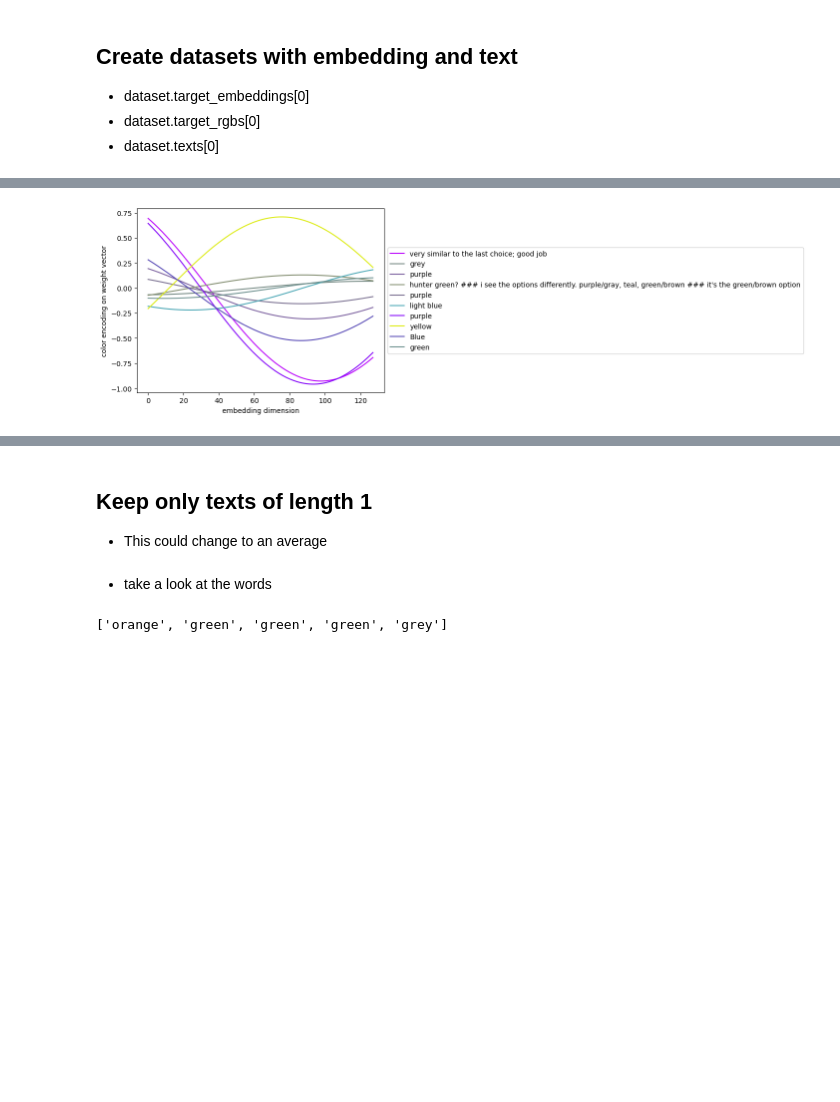
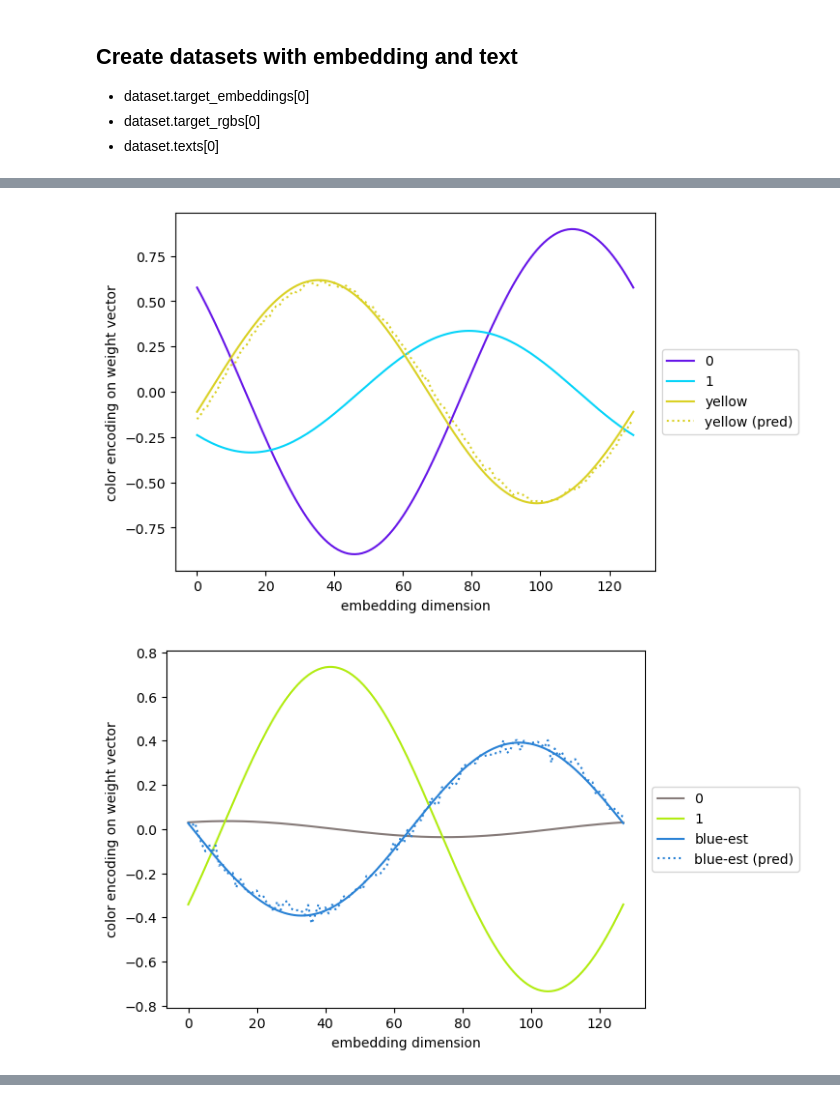
Before and after one commit to jamesonl/reasoning-for-free, a Jupyter notebook: color_fit.ipynb, the cells around one changed output, grey strips where cells are left out. Saved outputs shown, nothing was run; the diff lists cells and outputs as text; code cells hidden in the pictures; blank space fills up the shorter version.

Commit message:
Trained successfuly
Close,Split and Far trains successfully

```diff
--- a/color_fit.ipynb
+++ b/color_fit.ipynb
@@ -52,7 +52,7 @@ def represent_color_context(lab_cs):
     return color_arr
 
 def represent_color(lab,d_model):
-    a    = np.pi
+    a    = 2.0*np.pi
     size = d_model - 1
 
 
@@ -75,28 +75,40 @@ class ColorDataset() :
         lab_embeddings  = lambda lab_colors : [ represent_color(lab_color,d_model) for lab_color in lab_colors ]
 
         # retrieves hls colors and text list from examples
-        all_hls_colors, self.texts  = zip(*[[ex.colors, ex.contents] for ex in exs])
+        all_hls_colors, self.texts  = zip(*[[ex.colors, ex.contents] for ex in exs  ] )
 
 
         # llm embeddings
-        self.llm_data = [ pipeline(text)  for text in self.texts ]
+        # self.llm_data               = [ np.asarray(pipeline(text)) for i,text in enumerate(self.texts) if i<10 ]
+        self.llm_data               = [ np.mean( np.asarray(pipeline(text)),axis=1).squeeze() for i,text in enumerate(self.texts) ]
+
+        # for i in range(0,len(self.llm_data)):
+        #     print(self.llm_data[i].shape)
+        # all_hls_colors, self.llm_data,self.texts  = zip( *[[hls_color,llm_d,text] for hls_color,llm_d,text in zip(all_hls_colors,self.llm_data,self.texts) if llm_d.shape[1]==1 ] )
+
+
 
         # converts hls colors to rgb colors
-        all_rgb_colors            = [ [colorsys.hls_to_rgb(*color) for color in colors] for colors in all_hls_colors]
+        self.all_rgb_colors            = [ [colorsys.hls_to_rgb(*color) for color in colors] for colors in all_hls_colors]
 
         # converts rgb colors to lab colors
-        all_lab_colors            = [ lab_colors(rgb_colors) for rgb_colors in all_rgb_colors]
+        self.all_lab_colors            = [ lab_colors(rgb_colors) for rgb_colors in self.all_rgb_colors]
 
         # converts lab colors to lab embeddings
-        self.all_lab_embeddings        = [ lab_embeddings(lab_colors) for lab_colors in all_lab_colors]
+        self.all_lab_embeddings        = [ lab_embeddings(lab_colors) for lab_colors in self.all_lab_colors]
 
         # selects the target embedding correspnding to the target text
         self.target_embeddings           = [ lab_embeddings[2] for lab_embeddings in self.all_lab_embeddings]
 
         # selects the target rgb color corresponding to the target text
-        self.target_rgbs                 = [ rgb_colors[2]     for rgb_colors     in all_rgb_colors    ]
+        self.target_rgbs                 = [ rgb_colors[2]     for rgb_colors in self.all_rgb_colors    ]
+
+        self.X = np.asarray(self.llm_data)
+        self.y = np.asarray(self.target_embeddings)
 
         print(f"number of examples     :{len(self.texts)}" )
+        print(f"embedding shape        :{self.X.shape}")
+        print(f"target shape           :{self.y.shape}")
 # %% [markdown]
 ## Create datasets with embedding and text
 
@@ -127,19 +248,34 @@ split_train_ds, split_test_ds = ColorDataset(close_train,d_model=EMB_SIZE), Colo
 # %%
 import matplotlib.pyplot as plt
 import numpy as np
 
 
 def visualize(dataset, iterator ) :
     fig, ax = plt.subplots()
     for i in iterator :
         ax.plot(dataset.target_embeddings[i], color=dataset.target_rgbs[i], label=dataset.texts[i])
     ax.legend(loc='center left', bbox_to_anchor=(1, 0.5))
     ax.set_xlabel("embedding dimension")
     ax.set_ylabel('color encoding on weight vector')
     plt.show()
 
-sample = (  far_train_ds.target_rgbs[0] , far_train_ds.target_embeddings[0], far_train_ds.texts[0]  )
 
-visualize(far_train_ds,range(0,10))
+def vis_set(dataset, y_preds, iterator ) :
+    fig, ax = plt.subplots()
+    for i in iterator :
+        ax.plot(dataset.all_lab_embeddings[i][0], color=dataset.all_rgb_colors[i][0], label=str(0))
+        ax.plot(dataset.all_lab_embeddings[i][1], color=dataset.all_rgb_colors[i][1], label=str(1))
+        ax.plot(dataset.all_lab_embeddings[i][2], color=dataset.all_rgb_colors[i][2], label=dataset.texts[i])
+        ax.plot(y_preds[i]                      , color=dataset.all_rgb_colors[i][2], label=dataset.texts[i]+ " (pred)", linestyle='dotted')
+    ax.legend(loc='center left', bbox_to_anchor=(1, 0.5))
+    ax.set_xlabel("embedding dimension")
+    ax.set_ylabel('color encoding on weight vector')
+    plt.show()
+
+
+vis_set(far_train_ds,y_pred,range(0,1))
+vis_set(far_train_ds,y_pred,range(1,2))
+vis_set(far_train_ds,y_pred,range(2,3))
 # %% [output]
-[figure, old version]
+[figure, new version]
+[figure, added]
@@ -146,3 +282,0 @@ visualize(far_train_ds,range(0,10))
-# %% [markdown]
-## Keep only texts of length 1
-- This could change to an average
@@ -188,6 +282,0 @@ def get_data(dataset, word_count=1):
-# %% [markdown]
-- take a look at the words
-# %%
-print(W[0:5])
-# %% [output]
-['orange', 'green', 'green', 'green', 'grey']
```
Also changed, not shown: parts of 12 cells of this notebook.
